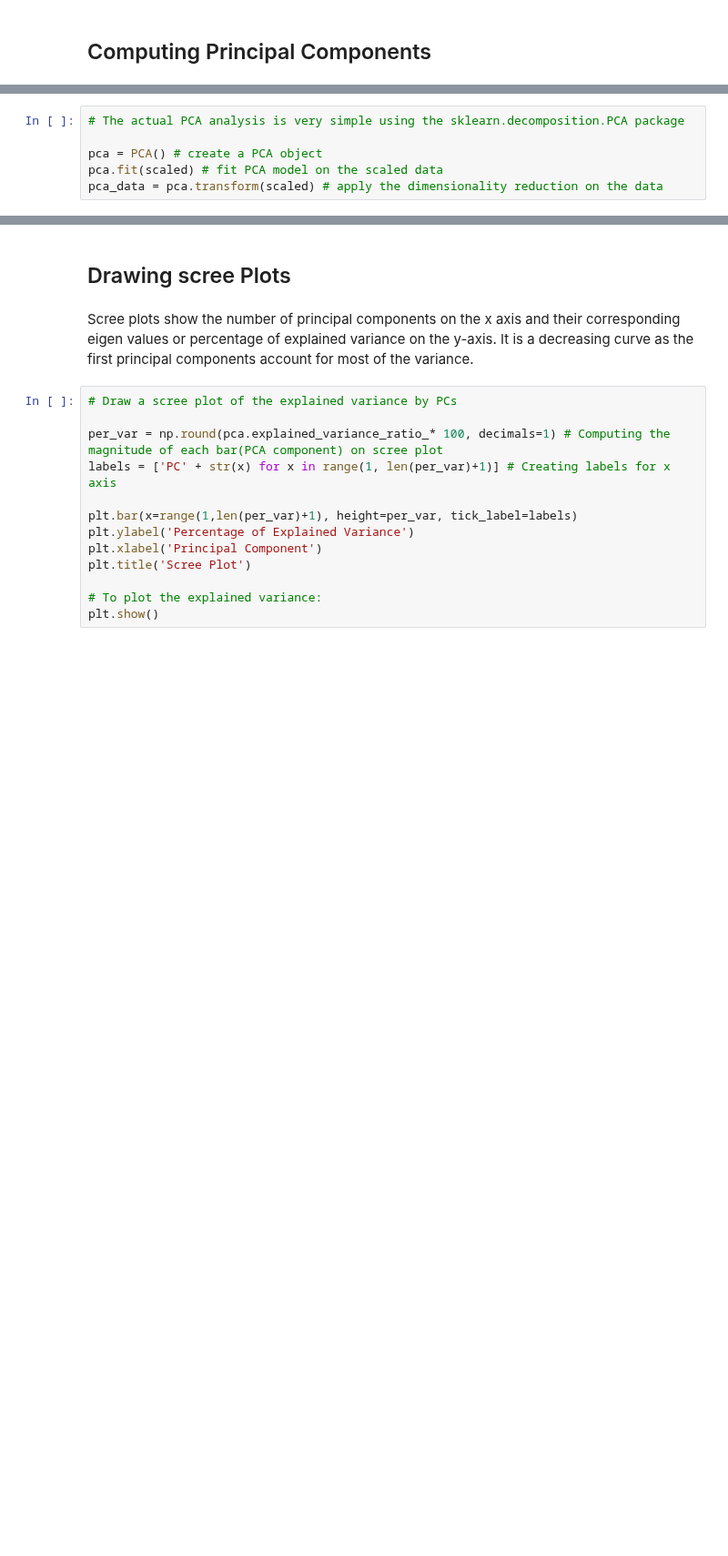
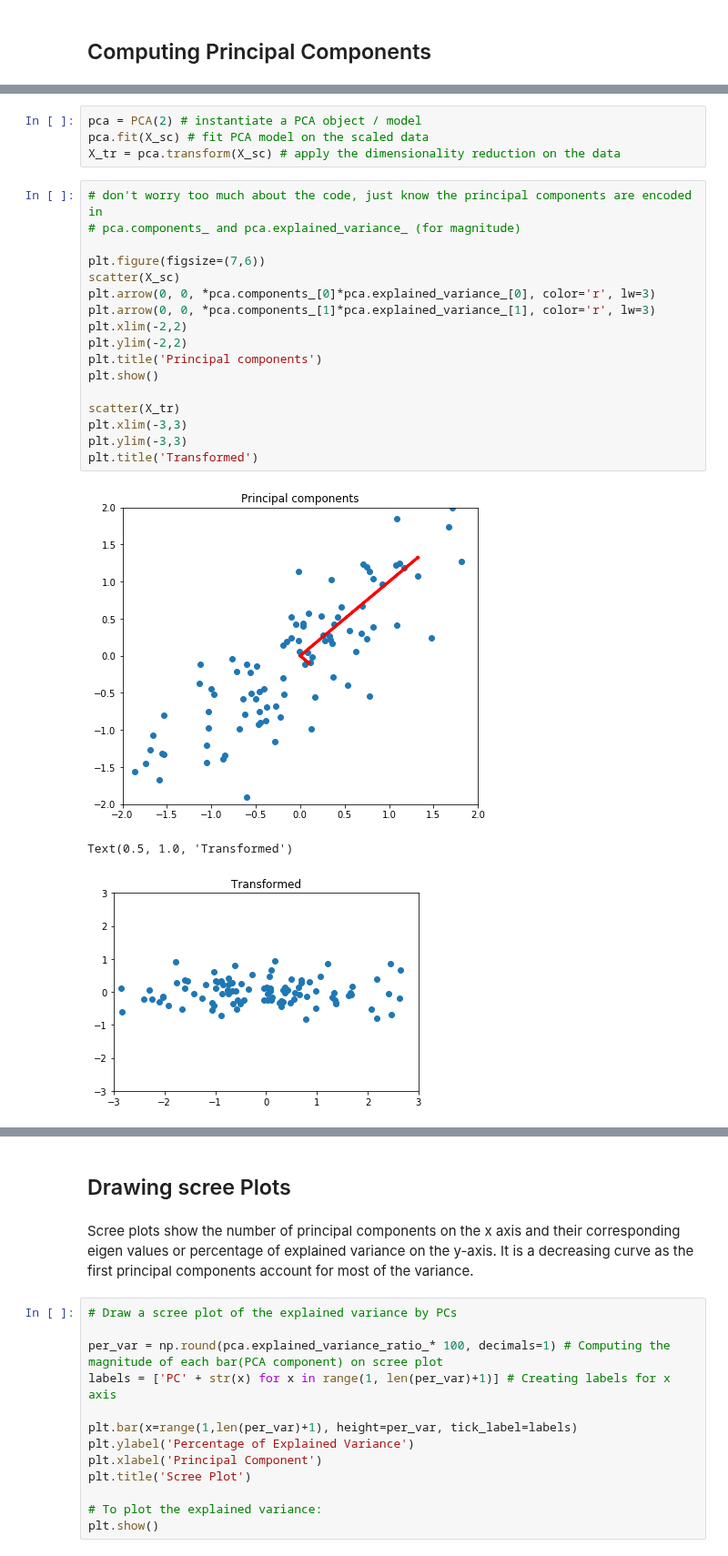
Before and after one commit to oercompbiomed/CBM101, a Jupyter notebook: F_Machine_learning/1_Unsupervised-Learning/1_PCA_exercise.ipynb, the cells around one changed output, grey strips where cells are left out. Shown at 91% size. Drawn from its saved outputs; the diff is of its cells as text; blank space fills up the shorter version.

```diff
--- a/F_Machine_learning/1_Unsupervised-Learning/1_PCA_exercise.ipynb
+++ b/F_Machine_learning/1_Unsupervised-Learning/1_PCA_exercise.ipynb
@@ -102,6 +143,25 @@ Here we first call the PCA() function from sklearn.decomposition library. This o
 # %%
-# The actual PCA analysis is very simple using the sklearn.decomposition.PCA package
-
-pca = PCA() # create a PCA object
-pca.fit(scaled) # fit PCA model on the scaled data
-pca_data = pca.transform(scaled) # apply the dimensionality reduction on the data
+pca = PCA(2) # instantiate a PCA object / model
+pca.fit(X_sc) # fit PCA model on the scaled data
+X_tr = pca.transform(X_sc) # apply the dimensionality reduction on the data
+# %%
+# don't worry too much about the code, just know the principal components are encoded in
+# pca.components_ and pca.explained_variance_ (for magnitude)
+
+plt.figure(figsize=(7,6))
+scatter(X_sc)
+plt.arrow(0, 0, *pca.components_[0]*pca.explained_variance_[0], color='r', lw=3)
+plt.arrow(0, 0, *pca.components_[1]*pca.explained_variance_[1], color='r', lw=3)
+plt.xlim(-2,2)
+plt.ylim(-2,2)
+plt.title('Principal components')
+plt.show()
+
+scatter(X_tr)
+plt.xlim(-3,3)
+plt.ylim(-3,3)
+plt.title('Transformed')
+# %% [output]
+[figure, added]
+Text(0.5, 1.0, 'Transformed')
+[figure, added]
```
Also changed, not shown: parts of 15 cells of this notebook.
